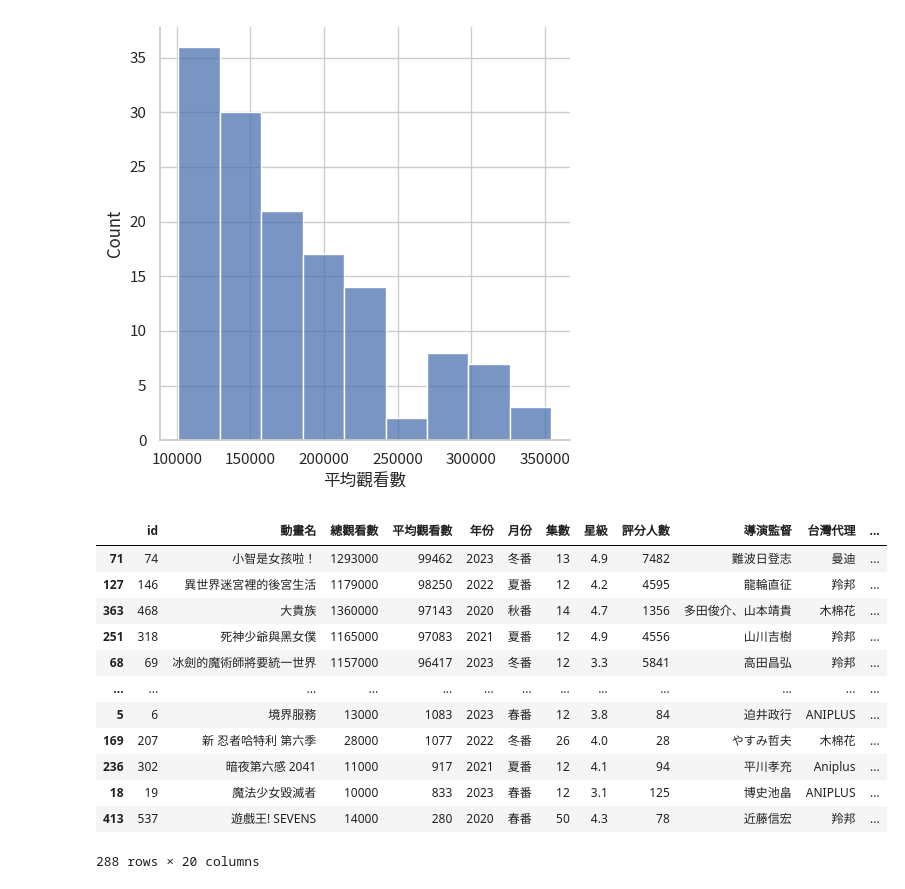
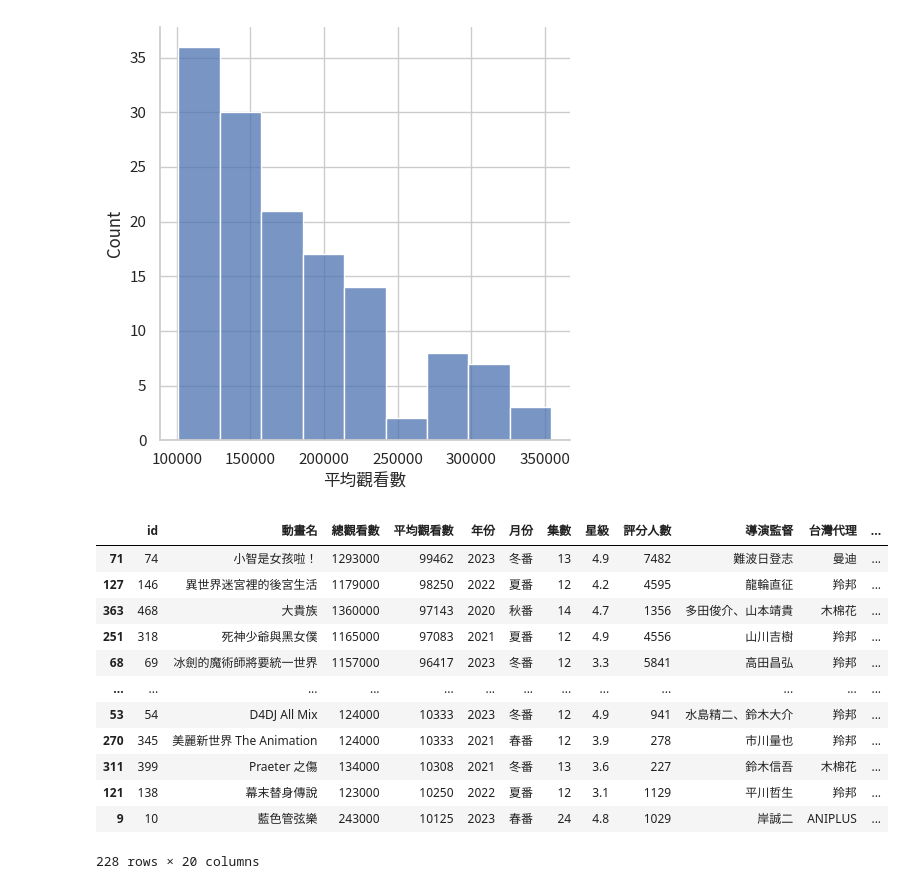
Before and after one commit to hsiaoyt0923/Anime_View_Number_Regression, a Jupyter notebook: visualize.ipynb, the cells around one changed output. Cells and saved outputs as stored; diff of their text form; code cells hidden in the pictures.

```diff
--- a/visualize.ipynb
+++ b/visualize.ipynb
@@ -190,19 +223,21 @@ sns.displot(data=df2, x='平均觀看數')
 <seaborn.axisgrid.FacetGrid at 0x...>
 [figure]
 # %%
-df3 = df.loc[df['平均觀看數'] <= 100000].sort_values('平均觀看數', ascending=False)
+df3 = df.loc[(df.平均觀看數 <= 100000) & (df.平均觀看數 > 10000)
+             ].sort_values('平均觀看數', ascending=False)
+
 df3
 # %% [output]
 |  | id | 動畫名 | 總觀看數 | 平均觀看數 | 年份 | 月份 | 集數 | 星級 | 評分人數 | 導演監督 | 台灣代理 | ... |
 | 71 | 74 | 小智是女孩啦！ | 1293000 | 99462 | 2023 | 冬番 | 13 | 4.9 | 7482 | 難波日登志 | 曼迪 | ... |
 | 127 | 146 | 異世界迷宮裡的後宮生活 | 1179000 | 98250 | 2022 | 夏番 | 12 | 4.2 | 4595 | 龍輪直征 | 羚邦 | ... |
 | 363 | 468 | 大貴族 | 1360000 | 97143 | 2020 | 秋番 | 14 | 4.7 | 1356 | 多田俊介、山本靖貴 | 木棉花 | ... |
 | 251 | 318 | 死神少爺與黑女僕 | 1165000 | 97083 | 2021 | 夏番 | 12 | 4.9 | 4556 | 山川吉樹 | 羚邦 | ... |
 | 68 | 69 | 冰劍的魔術師將要統一世界 | 1157000 | 96417 | 2023 | 冬番 | 12 | 3.3 | 5841 | 高田昌弘 | 羚邦 | ... |
 | ... | ... | ... | ... | ... | ... | ... | ... | ... | ... | ... | ... | ... |
-| 5 | 6 | 境界服務 | 13000 | 1083 | 2023 | 春番 | 12 | 3.8 | 84 | 迫井政行 | ANIPLUS | ... |
-| 169 | 207 | 新 忍者哈特利 第六季 | 28000 | 1077 | 2022 | 冬番 | 26 | 4.0 | 28 | やすみ哲夫 | 木棉花 | ... |
-| 236 | 302 | 暗夜第六感 2041 | 11000 | 917 | 2021 | 夏番 | 12 | 4.1 | 94 | 平川孝充 | Aniplus | ... |
-| 18 | 19 | 魔法少女毀滅者 | 10000 | 833 | 2023 | 春番 | 12 | 3.1 | 125 | 博史池畠 | ANIPLUS | ... |
-| 413 | 537 | 遊戲王! SEVENS | 14000 | 280 | 2020 | 春番 | 50 | 4.3 | 78 | 近藤信宏 | 羚邦 | ... |
+| 53 | 54 | D4DJ All Mix | 124000 | 10333 | 2023 | 冬番 | 12 | 4.9 | 941 | 水島精二、鈴木大介 | 羚邦 | ... |
+| 270 | 345 | 美麗新世界 The Animation | 124000 | 10333 | 2021 | 春番 | 12 | 3.9 | 278 | 市川量也 | 羚邦 | ... |
+| 311 | 399 | Praeter 之傷 | 134000 | 10308 | 2021 | 冬番 | 13 | 3.6 | 227 | 鈴木信吾 | 木棉花 | ... |
+| 121 | 138 | 幕末替身傳說 | 123000 | 10250 | 2022 | 夏番 | 12 | 3.1 | 1129 | 平川哲生 | 羚邦 | ... |
+| 9 | 10 | 藍色管弦樂 | 243000 | 10125 | 2023 | 春番 | 24 | 4.8 | 1029 | 岸誠二 | ANIPLUS | ... |
-288 rows × 20 columns
+228 rows × 20 columns
```
Also changed, not shown: parts of 19 cells of this notebook, 1 other file.
